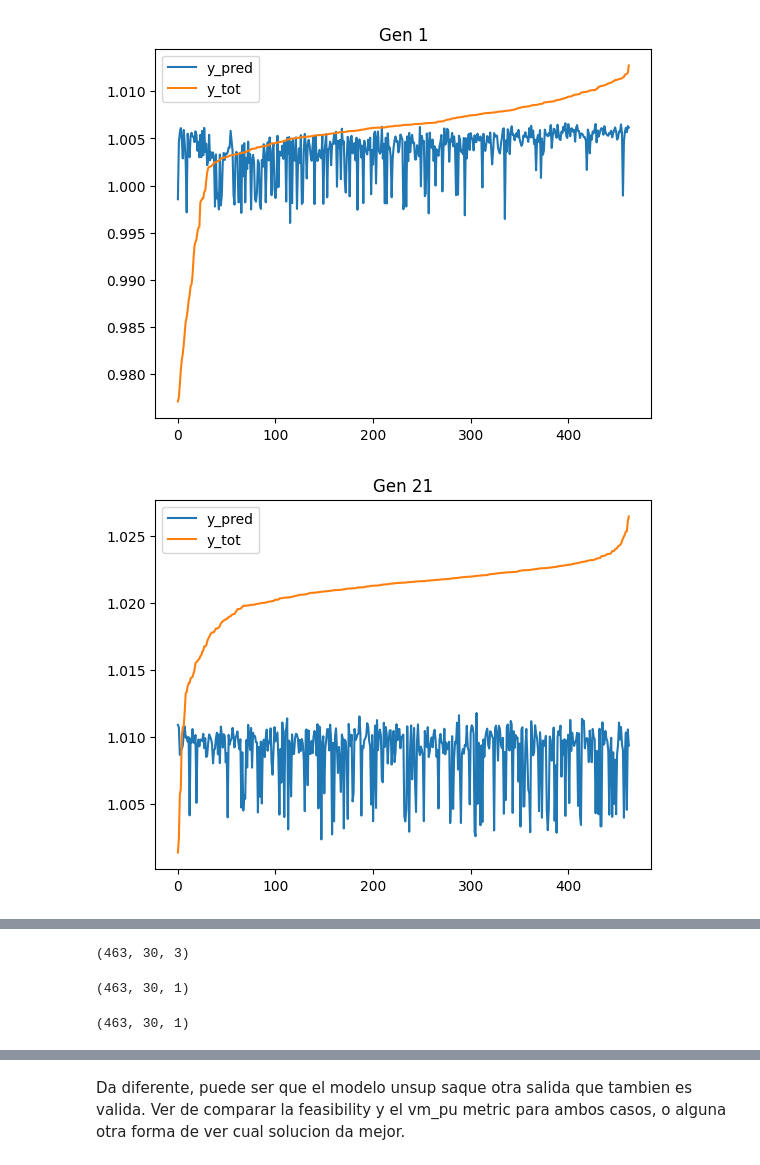
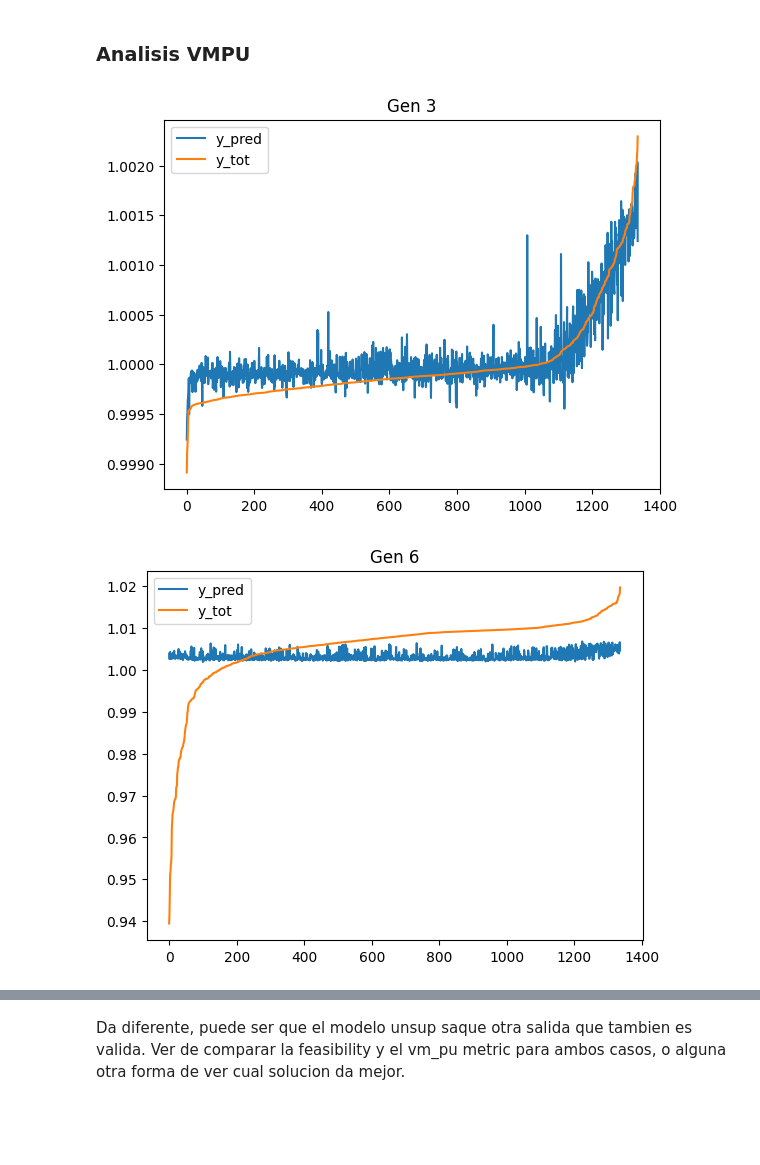
Before and after one commit to NachoBoe/GNN4OPF, a Jupyter notebook: resultados/analisis_resultados.ipynb, the cells around one changed output, grey strips where cells are left out. Saved outputs shown, nothing was run; the diff lists cells and outputs as text; code cells hidden in the pictures; blank space fills up the shorter version.

```diff
--- a/resultados/analisis_resultados.ipynb
+++ b/resultados/analisis_resultados.ipynb
@@ -95 +127,11 @@ Platform Info:
+# %%
+bus_map = {net.bus.index[i]: i for i in range(len(net.bus))}
+
+
+# That also works for a list of buses
+def bus_pos(buses):
+    try:
+        return [bus_map[bus] for bus in buses]
+    except:
+        return bus_map[buses]
 # %%
@@ -135,21 +174,22 @@ array([[0.       ],
+# %% [markdown]
+### Analisis VMPU
 # %%
 import matplotlib.pyplot as plt
 
-idx_gens = net.gen.bus.values.astype(int)
-idx_load = net.load.bus.values.astype(int)
+
 # Plot an histagram per gen of y_pred and y_tot
-for i in idx_gens:
+for i in bus_pos(idx_gens):
     plt.figure()
     # order y_tot[:,i] from smallest to largest and y_pred[:,i] witj same order
-    idx = np.argsort(y_tot[:,i].squeeze())
-    y_tot_i = y_tot[idx,i].squeeze()
-    y_pred_i = y_pred[idx,i].squeeze()
+    idx = np.argsort(y_tot_vmpu[:,i].squeeze())
+    y_tot_i = y_tot_vmpu[idx,i].squeeze()
+    y_pred_i = y_pred_vmpu[idx,i].squeeze()
 
     plt.plot(y_pred_i, label='y_pred')
     plt.plot(y_tot_i, label='y_tot')
     plt.title(f"Gen {i}")
     plt.legend()
     plt.show()
 # %% [output]
-[figure, old version]
+[figure, new version]
-[figure, old version]
+[figure, new version]
@@ -159,12 +205,0 @@ for i in idx_gens:
-# %%
-x_tot.shape
-# %% [output]
-(463, 30, 3)
-# %%
-y_tot.shape
-# %% [output]
-(463, 30, 1)
-# %%
-y_pred.shape
-# %% [output]
-(463, 30, 1)
```
Also changed, not shown: parts of 11 cells of this notebook, 17 other files.
